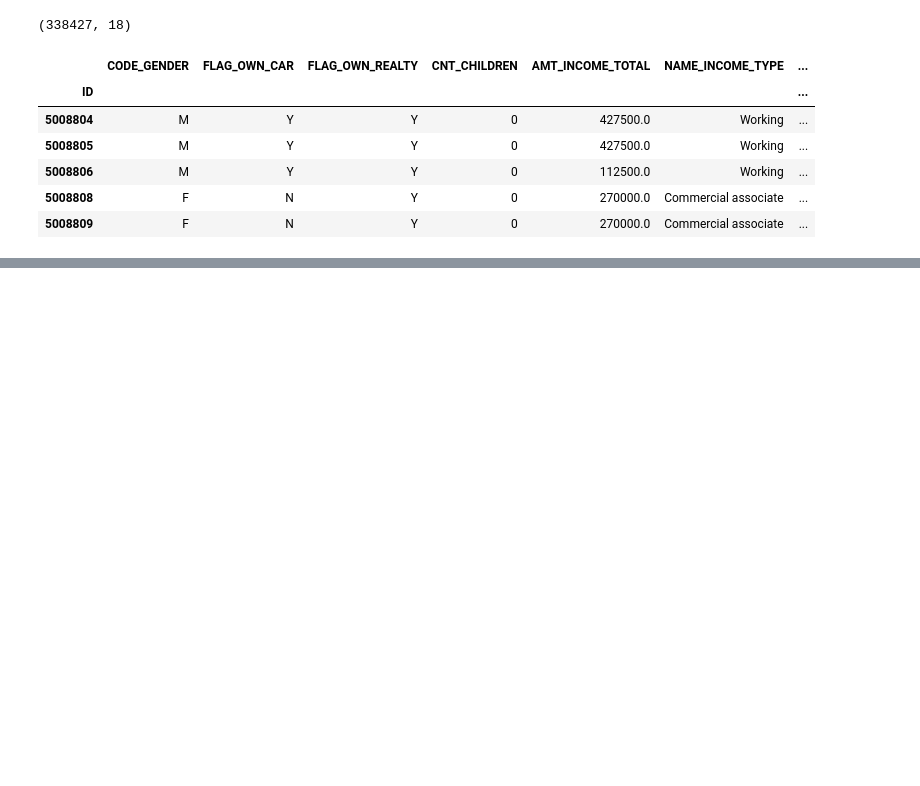
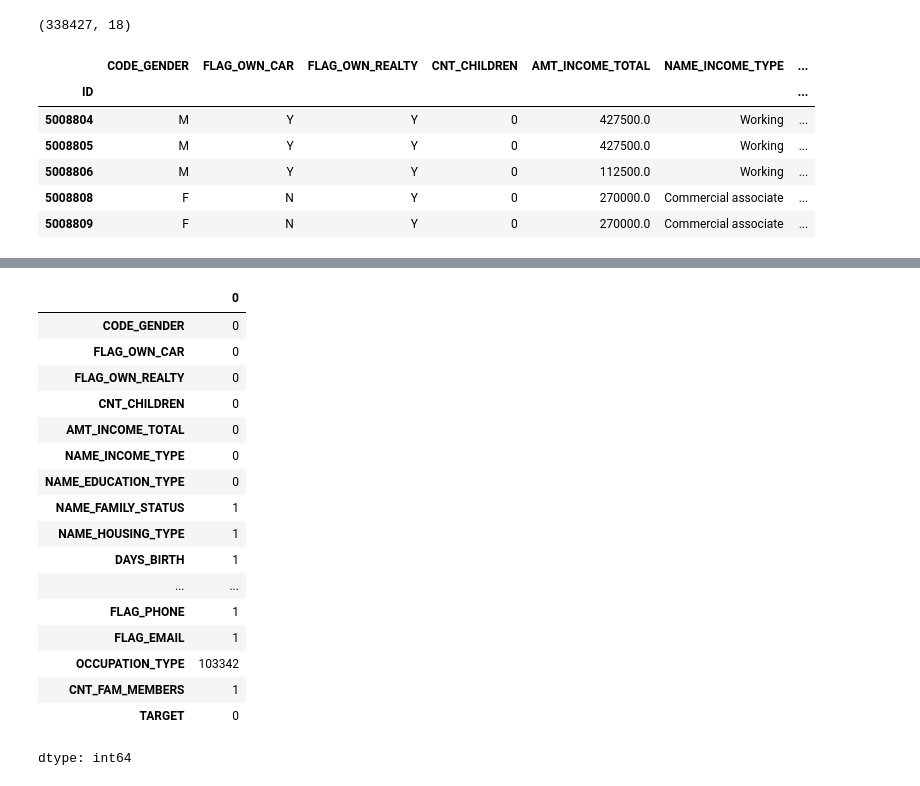
Before and after one commit to Giuseppe86-lab/Affidabilit-Creditizia, a Jupyter notebook: Affidabilita_creditizia.ipynb, the cells around one changed output, grey strips where cells are left out. Saved outputs shown, nothing was run; the diff lists cells and outputs as text; code cells hidden in the pictures; blank space fills up the shorter version.

```diff
--- a/Affidabilita_creditizia.ipynb
+++ b/Affidabilita_creditizia.ipynb
@@ -55,0 +86,21 @@ L'obiettivo del progetto è sviluppare un **modello di machine learning** che pr
+# %%
+df.isnull().sum(axis=0)
+# %% [output]
+|  | 0 |
+| CODE_GENDER | 0 |
+| FLAG_OWN_CAR | 0 |
+| FLAG_OWN_REALTY | 0 |
+| CNT_CHILDREN | 0 |
+| AMT_INCOME_TOTAL | 0 |
+| NAME_INCOME_TYPE | 0 |
+| NAME_EDUCATION_TYPE | 0 |
+| NAME_FAMILY_STATUS | 1 |
+| NAME_HOUSING_TYPE | 1 |
+| DAYS_BIRTH | 1 |
+| ... | ... |
+| FLAG_PHONE | 1 |
+| FLAG_EMAIL | 1 |
+| OCCUPATION_TYPE | 103342 |
+| CNT_FAM_MEMBERS | 1 |
+| TARGET | 0 |
+dtype: int64
```
Also changed, not shown: parts of 19 cells of this notebook.
